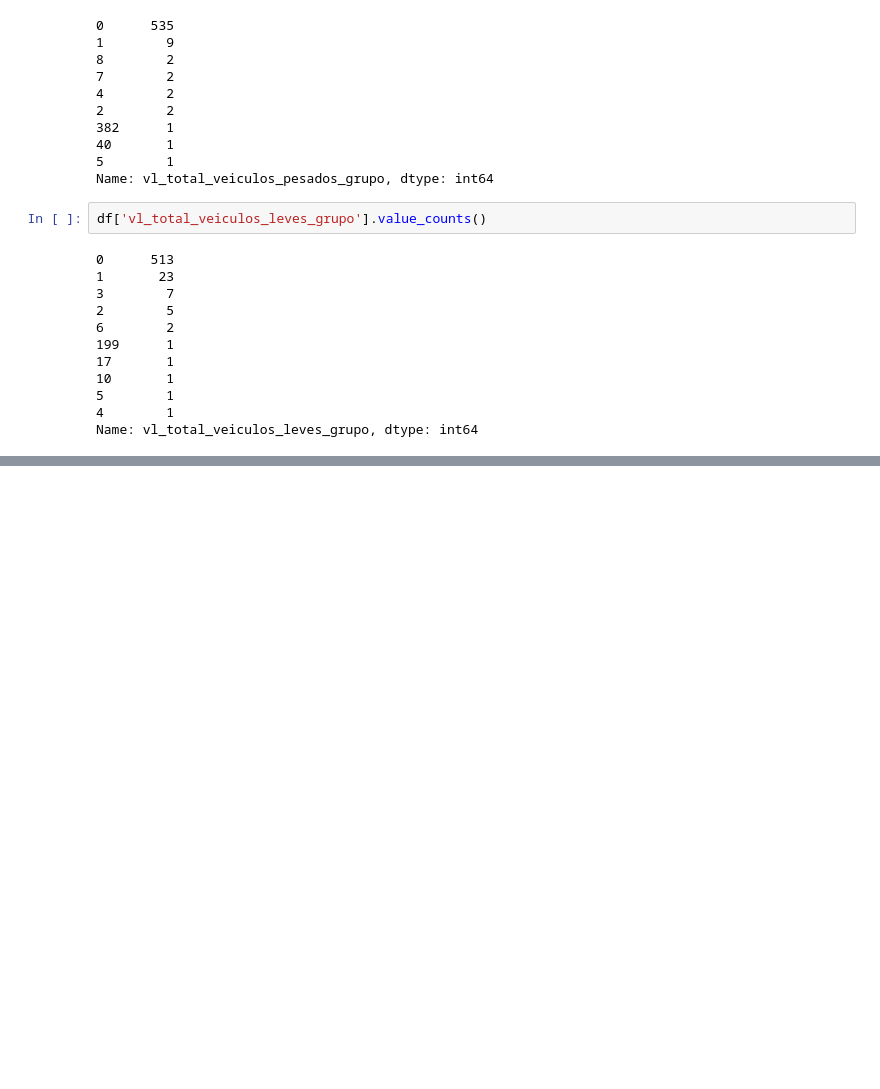
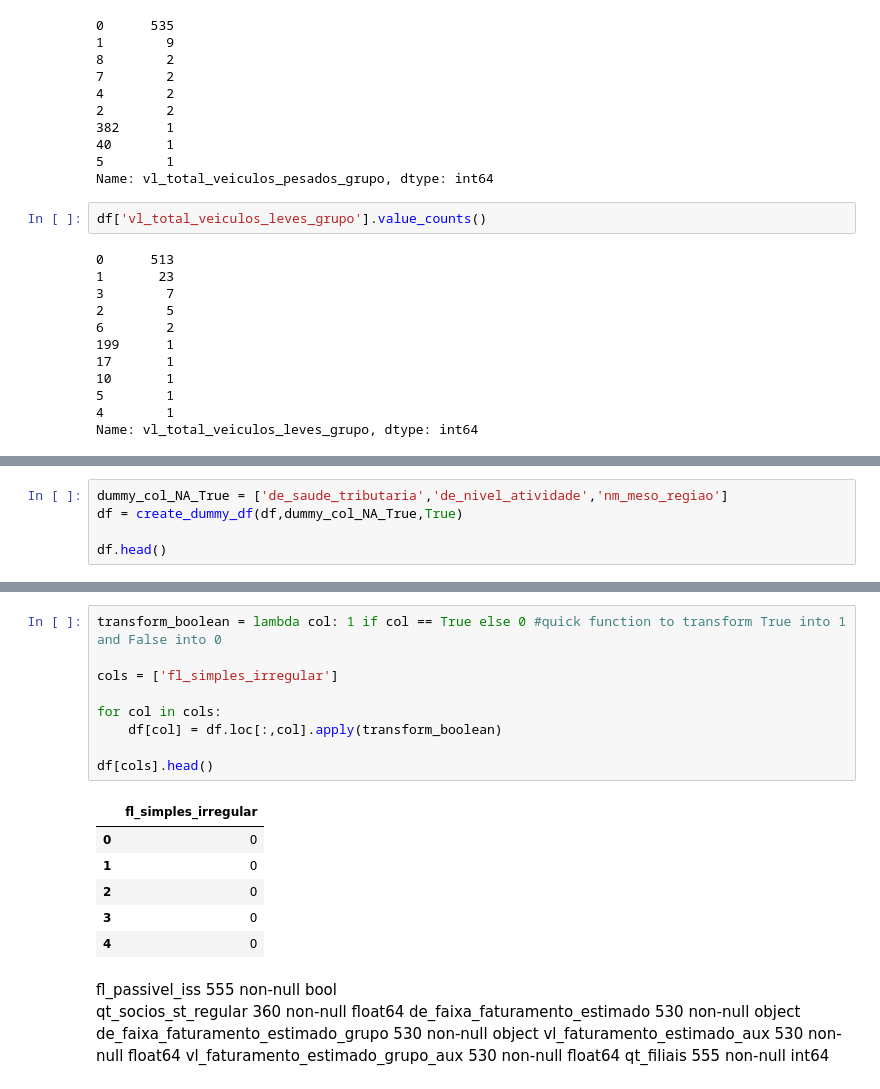
Before and after one commit to Rpinto02/Similarity_Recommender, a Jupyter notebook: Preparation/Exploratory_Analysis.ipynb, the cells around one changed output, grey strips where cells are left out. Drawn from its saved outputs; the diff is of its cells as text; blank space fills up the shorter version.

```diff
--- a/Preparation/Exploratory_Analysis.ipynb
+++ b/Preparation/Exploratory_Analysis.ipynb
@@ -651,0 +818,5 @@ Name: vl_total_veiculos_leves_grupo, dtype: int64
+# %%
+dummy_col_NA_True = ['de_saude_tributaria','de_nivel_atividade','nm_meso_regiao']
+df = create_dummy_df(df,dummy_col_NA_True,True)
+
+df.head()
@@ -651,0 +831,24 @@ Name: vl_total_veiculos_leves_grupo, dtype: int64
+# %%
+transform_boolean = lambda col: 1 if col == True else 0 #quick function to transform True into 1 and False into 0
+
+cols = ['fl_simples_irregular']
+
+for col in cols:
+    df[col] = df.loc[:,col].apply(transform_boolean)
+
+df[cols].head()
+# %% [output]
+|  | fl_simples_irregular |
+| 0 | 0 |
+| 1 | 0 |
+| 2 | 0 |
+| 3 | 0 |
+| 4 | 0 |
+# %% [markdown]
+fl_passivel_iss                        555 non-null    bool
+qt_socios_st_regular                   360 non-null    float64
+de_faixa_faturamento_estimado          530 non-null    object
+de_faixa_faturamento_estimado_grupo    530 non-null    object
+vl_faturamento_estimado_aux            530 non-null    float64
+vl_faturamento_estimado_grupo_aux      530 non-null    float64
+qt_filiais                             555 non-null    int64
```
Also changed, not shown: parts of 19 cells of this notebook.
